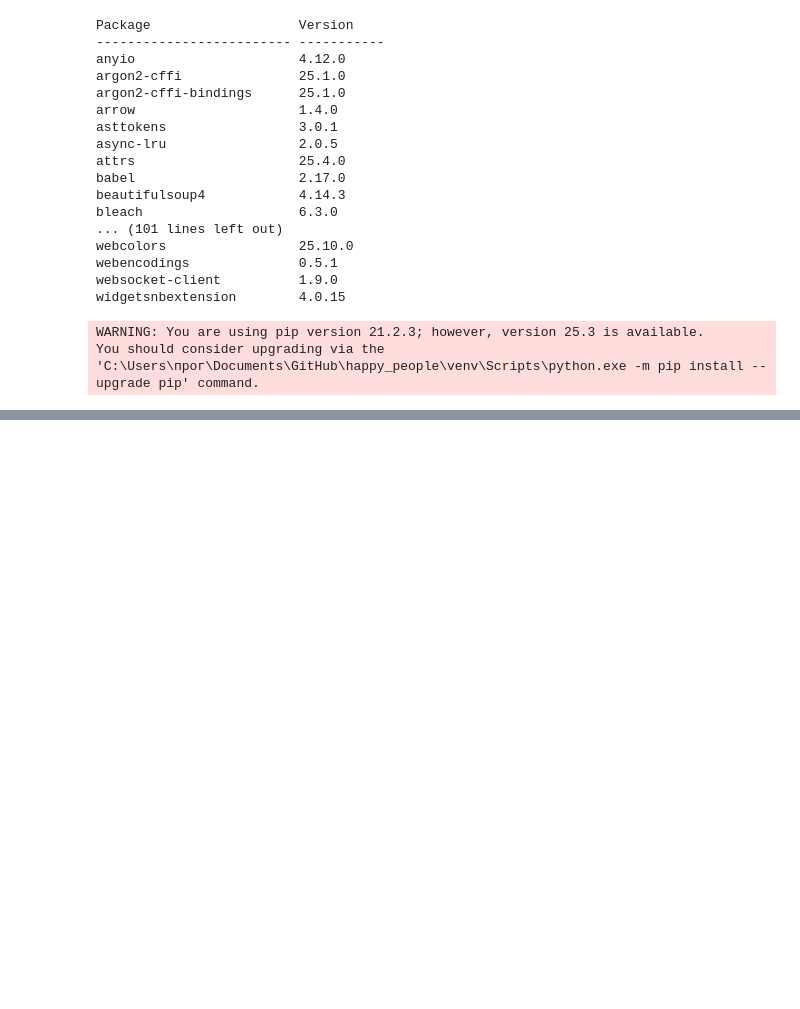
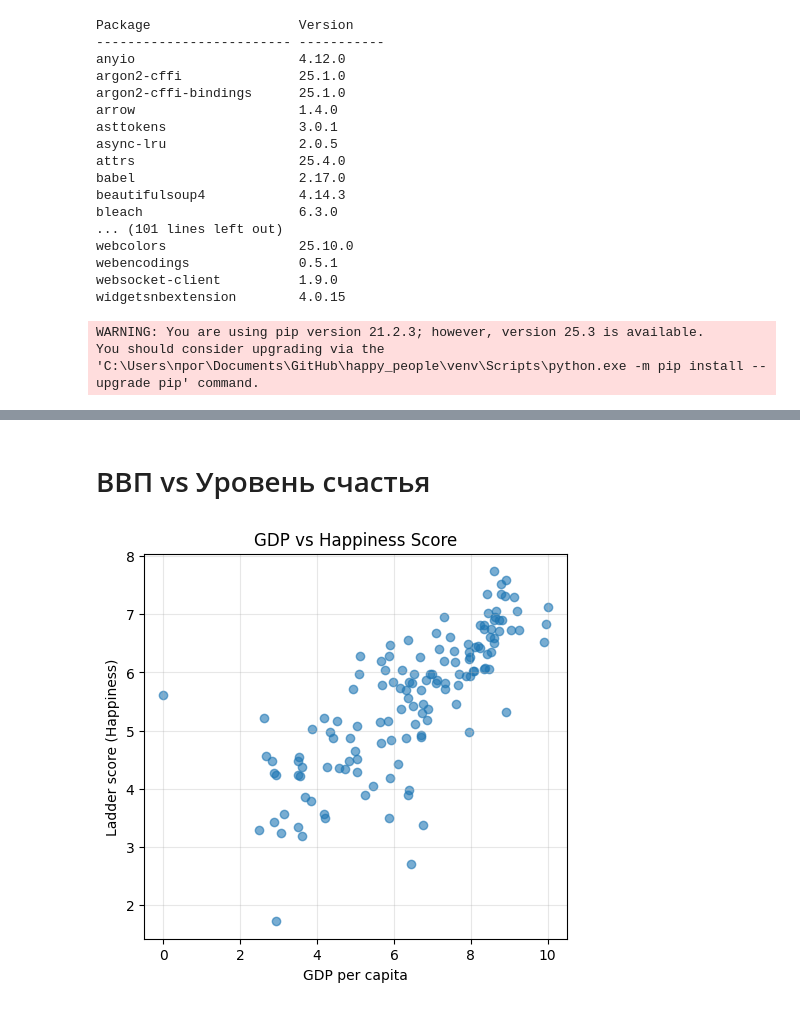
Before and after one commit to valeraboyko2002/happy-people-project, a Jupyter notebook: a.ipynb, the cells around one changed output, grey strips where cells are left out. Cells and saved outputs as stored; diff of their text form; code cells hidden in the pictures; blank space fills up the shorter version.

```diff
--- a/a.ipynb
+++ b/a.ipynb
@@ -73,0 +89,13 @@ Name: count, dtype: int64
+# %% [markdown]
+# ВВП vs Уровень счастья
+# %%
+plt.figure(figsize=(12, 5))
+
+plt.subplot(1, 2, 1)
+plt.scatter(df['GDP per capita'], df['Ladder score'], alpha=0.6)
+plt.xlabel('GDP per capita')
+plt.ylabel('Ladder score (Happiness)')
+plt.title('GDP vs Happiness Score')
+plt.grid(True, alpha=0.3)
+# %% [output]
+[figure, added]
```
Also changed, not shown: parts of 14 cells of this notebook.
